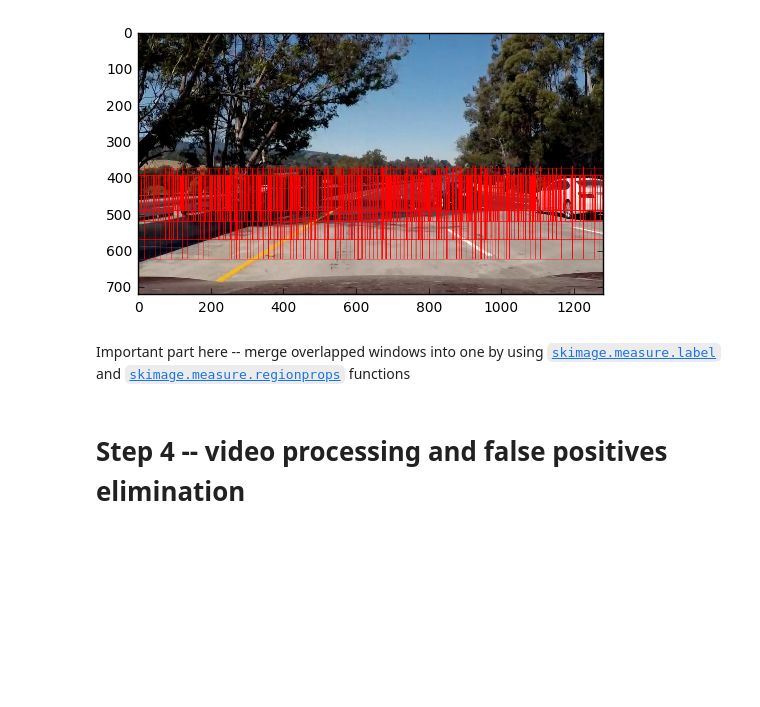
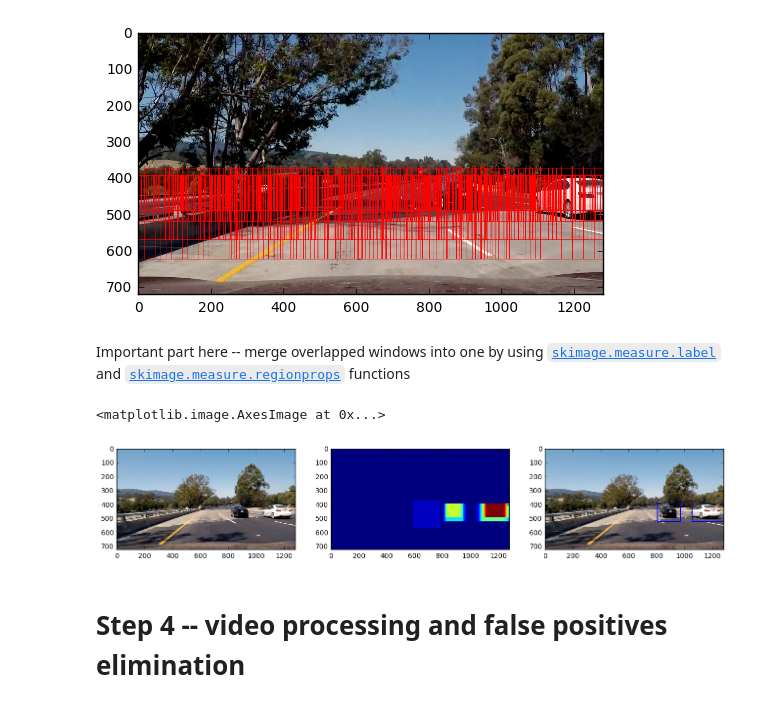
Before and after one commit to budmitr/CarND-Vehicle-Detection, a Jupyter notebook: cv_project.ipynb, the cells around one changed output. Cells and saved outputs as stored; diff of their text form; code cells hidden in the pictures; blank space fills up the shorter version.

Commit message:
added visualization of detection

```diff
--- a/cv_project.ipynb
+++ b/cv_project.ipynb
@@ -366,6 +366,23 @@ def get_boundaries_from_heatmap(heatmap):
         minr, minc, maxr, maxc = region.bbox
         boxes.append(((minc, minr), (maxc, maxr)))
     return boxes
+# %%
+# Visualization
+testimg = mpimg.imread('test_images/test4.jpg')
+testimg_out = np.copy(testimg)
+heatmap = get_vehicles_heatmap_from_image(testimg)
+boxes = get_boundaries_from_heatmap(heatmap)
+for box in boxes:
+    p1, p2 = box
+    cv2.rectangle(testimg_out, p1, p2, (0,0,255), 3)
+
+_, axarr = plt.subplots(1, 3, figsize=(16,5))
+axarr[0].imshow(testimg)
+axarr[1].imshow(heatmap)
+axarr[2].imshow(testimg_out)
+# %% [output]
+<matplotlib.image.AxesImage at 0x...>
+[figure, added]
 # %% [markdown]
 # Step 4 -- video processing and false positives elimination
 # %% [markdown]
```
